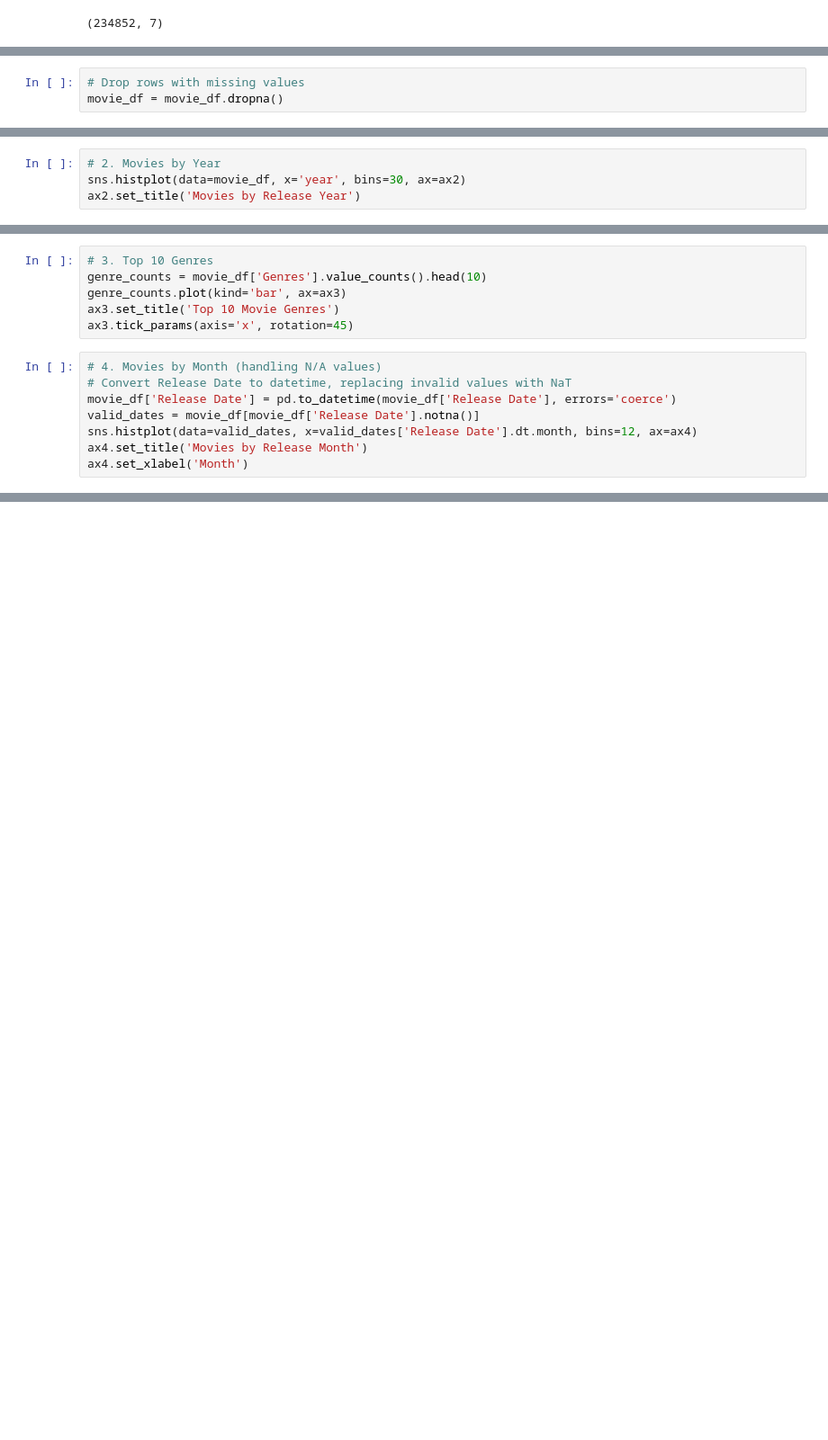
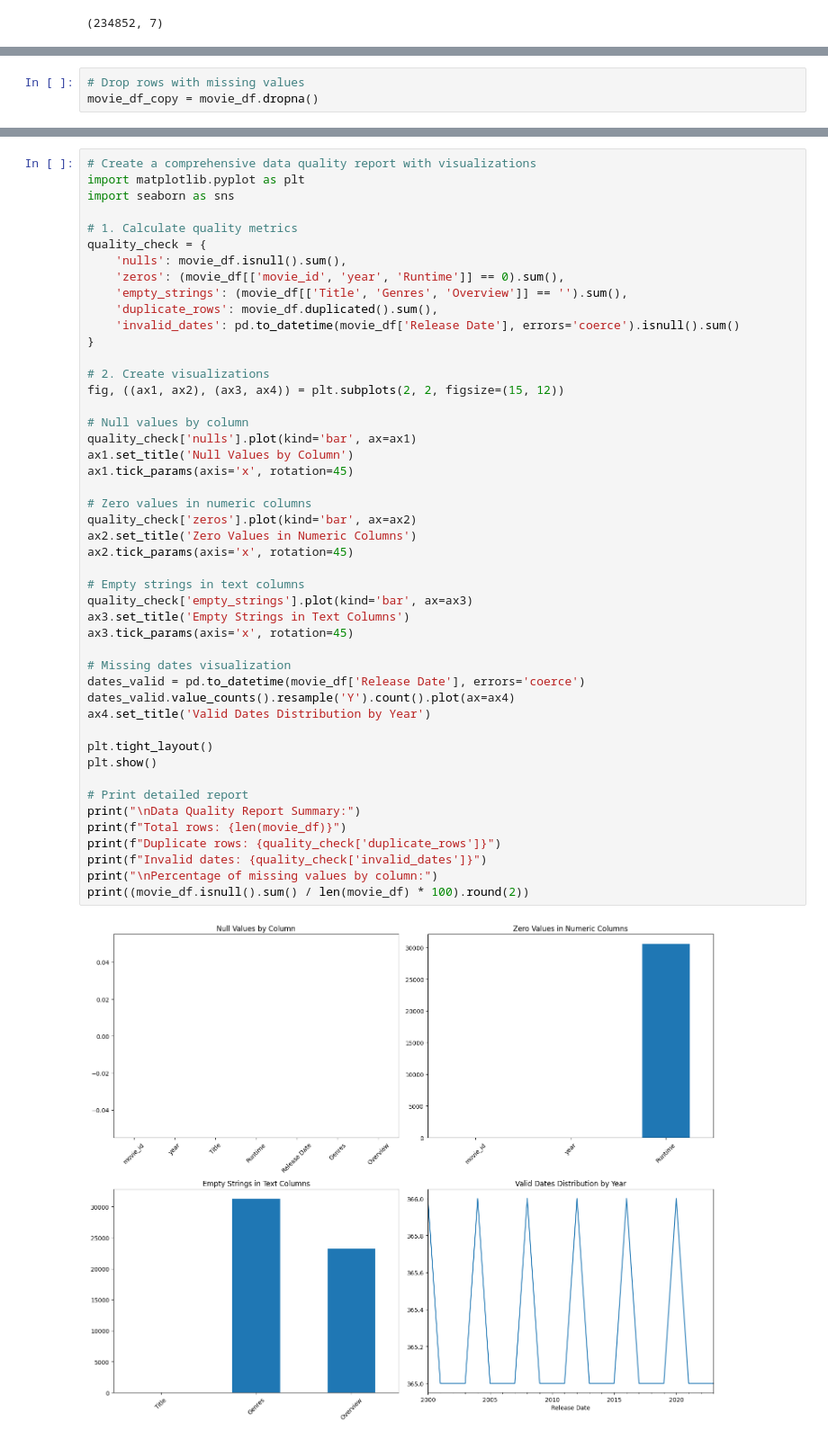
Before and after one commit to Sathvik-Chowdary-Veerapaneni/CineAI, a Jupyter notebook: src/preprocessing/data_explore.ipynb, the cells around one changed output, grey strips where cells are left out. Shown: that part at 90% size. Cells and saved outputs as stored; diff of their text form; blank space fills up the shorter version.

```diff
--- a/src/preprocessing/data_explore.ipynb
+++ b/src/preprocessing/data_explore.ipynb
@@ -313,5 +305,5 @@ Overview        0
 dtype: int64
 # %%
 # Drop rows with missing values
-movie_df = movie_df.dropna()
+movie_df_copy = movie_df.dropna()
 # %%
@@ -363,4 +328,0 @@ Text(0.5, 508.44444444444457, 'Runtime (minutes)')
-# %%
-# 2. Movies by Year
-sns.histplot(data=movie_df, x='year', bins=30, ax=ax2)
-ax2.set_title('Movies by Release Year')
@@ -369,14 +328,0 @@ Text(0.5, 1.0, 'Movies by Release Year')
-# %%
-# 3. Top 10 Genres
-genre_counts = movie_df['Genres'].value_counts().head(10)
-genre_counts.plot(kind='bar', ax=ax3)
-ax3.set_title('Top 10 Movie Genres')
-ax3.tick_params(axis='x', rotation=45)
-# %%
-# 4. Movies by Month (handling N/A values)
-# Convert Release Date to datetime, replacing invalid values with NaT
-movie_df['Release Date'] = pd.to_datetime(movie_df['Release Date'], errors='coerce')
-valid_dates = movie_df[movie_df['Release Date'].notna()]
-sns.histplot(data=valid_dates, x=valid_dates['Release Date'].dt.month, bins=12, ax=ax4)
-ax4.set_title('Movies by Release Month')
-ax4.set_xlabel('Month')
@@ -521,0 +364,49 @@ Name: Runtime, dtype: float64
+# %%
+# Create a comprehensive data quality report with visualizations
+import matplotlib.pyplot as plt
+import seaborn as sns
+
+# 1. Calculate quality metrics
+quality_check = {
+    'nulls': movie_df.isnull().sum(),
+    'zeros': (movie_df[['movie_id', 'year', 'Runtime']] == 0).sum(),
+    'empty_strings': (movie_df[['Title', 'Genres', 'Overview']] == '').sum(),
+    'duplicate_rows': movie_df.duplicated().sum(),
+    'invalid_dates': pd.to_datetime(movie_df['Release Date'], errors='coerce').isnull().sum()
+}
+
+# 2. Create visualizations
+fig, ((ax1, ax2), (ax3, ax4)) = plt.subplots(2, 2, figsize=(15, 12))
+
+# Null values by column
+quality_check['nulls'].plot(kind='bar', ax=ax1)
+ax1.set_title('Null Values by Column')
+ax1.tick_params(axis='x', rotation=45)
+
+# Zero values in numeric columns
+quality_check['zeros'].plot(kind='bar', ax=ax2)
+ax2.set_title('Zero Values in Numeric Columns')
+ax2.tick_params(axis='x', rotation=45)
+
+# Empty strings in text columns
+quality_check['empty_strings'].plot(kind='bar', ax=ax3)
+ax3.set_title('Empty Strings in Text Columns')
+ax3.tick_params(axis='x', rotation=45)
+
+# Missing dates visualization
+dates_valid = pd.to_datetime(movie_df['Release Date'], errors='coerce')
+dates_valid.value_counts().resample('Y').count().plot(ax=ax4)
+ax4.set_title('Valid Dates Distribution by Year')
+
+plt.tight_layout()
+plt.show()
+
+# Print detailed report
+print("\nData Quality Report Summary:")
+print(f"Total rows: {len(movie_df)}")
+print(f"Duplicate rows: {quality_check['duplicate_rows']}")
+print(f"Invalid dates: {quality_check['invalid_dates']}")
+print("\nPercentage of missing values by column:")
+print((movie_df.isnull().sum() / len(movie_df) * 100).round(2))
+# %% [output]
+[figure, added]
```
Also changed, not shown: parts of 26 cells of this notebook.
